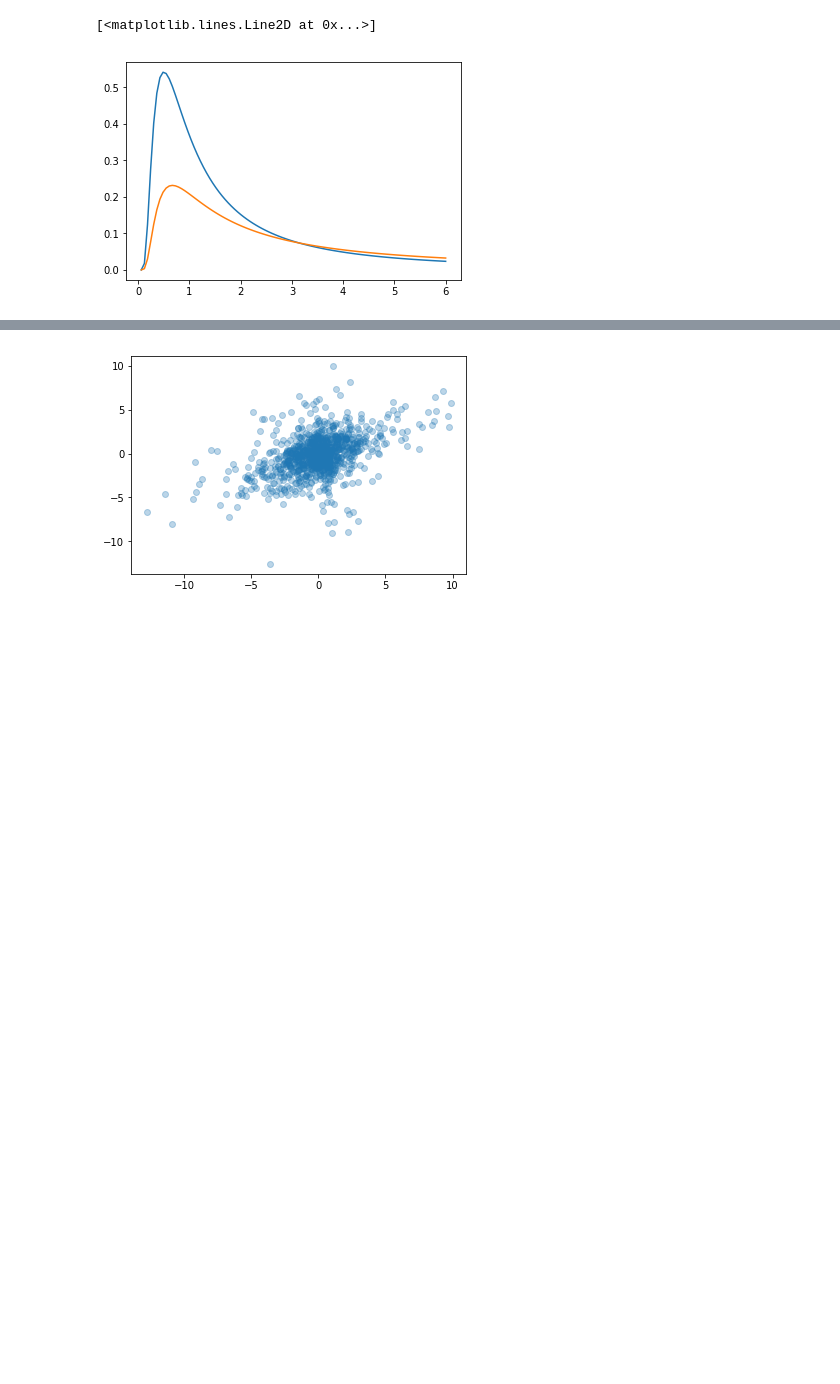
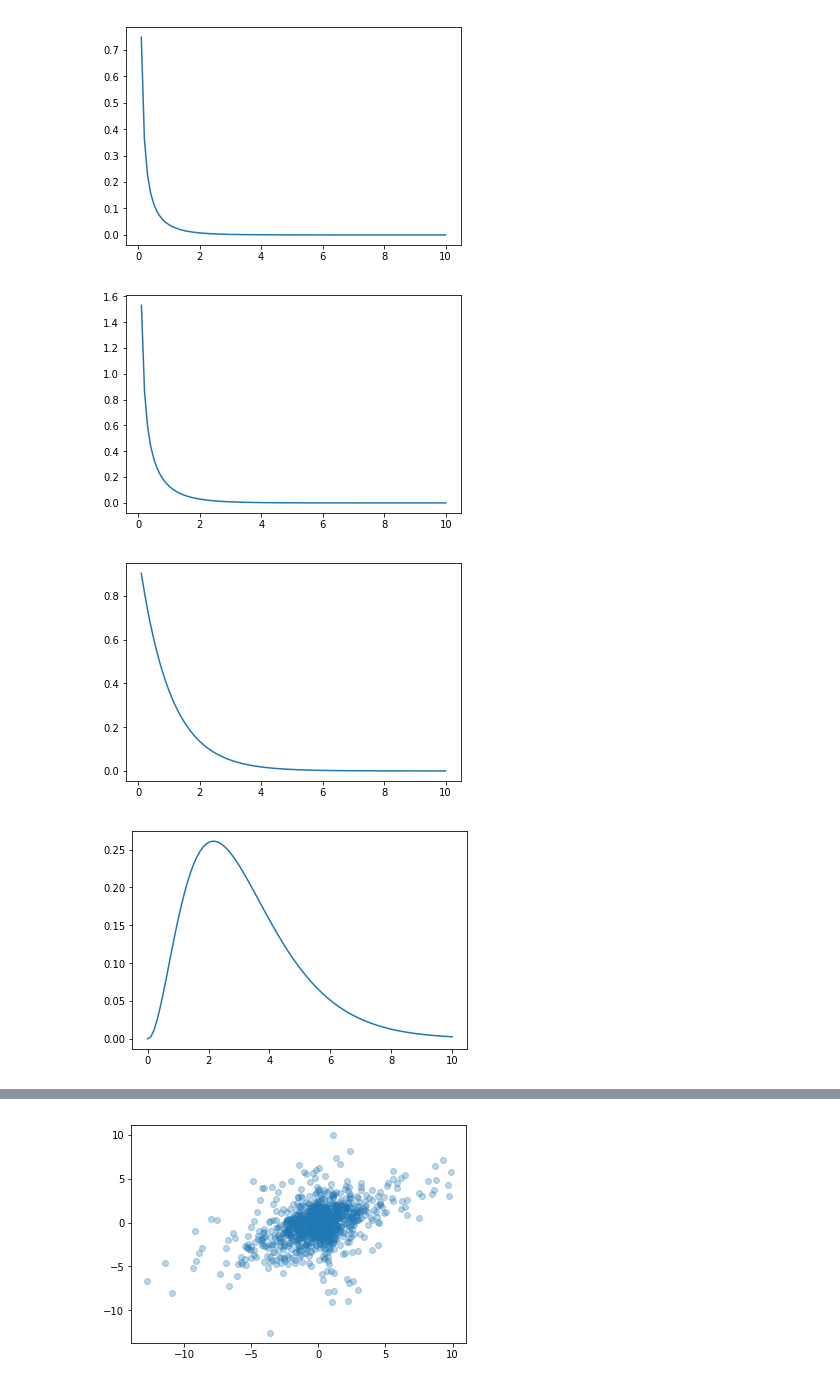
Before and after one commit to deoxyribose/FactOrCluster, a Jupyter notebook: cifa_independent.ipynb, the cells around one changed output, grey strips where cells are left out. Drawn from its saved outputs; the diff is of its cells as text; code cells hidden in the pictures; blank space fills up the shorter version.

```diff
--- a/cifa_independent.ipynb
+++ b/cifa_independent.ipynb
@@ -17,10 +17,16 @@ from tfpmodels import independentFactorAnalysis, centeredIndependentFactorAnalys
 from future_features import tape
 # %%
 import matplotlib.pyplot as plt
+# %%
+deviations = np.logspace(-1,1,5, dtype='float32')
 # %%
-xs = np.linspace(0,6,100)
-plt.plot(xs,tfd.InverseGamma(1.,1.).prob(xs.astype(np.float32)))
-plt.plot(xs,tfd.InverseGamma(.5,1.).prob(xs.astype(np.float32)))
+xs = np.linspace(0,10,100)
+for d in deviations:
+    plt.plot(xs,tfd.Gamma(d,1.).prob(xs.astype(np.float32)))
+    plt.show()
+#plt.plot(xs,tfd.InverseGamma(.5,1.).prob(xs.astype(np.float32)))
 # %% [output]
-[<matplotlib.lines.Line2D at 0x...>]
-[figure, old version]
+[figure, new version]
+[figure, added]
+[figure, added]
+[figure, added]
```
Also changed, not shown: parts of 1 cell of this notebook, 1 other file.
